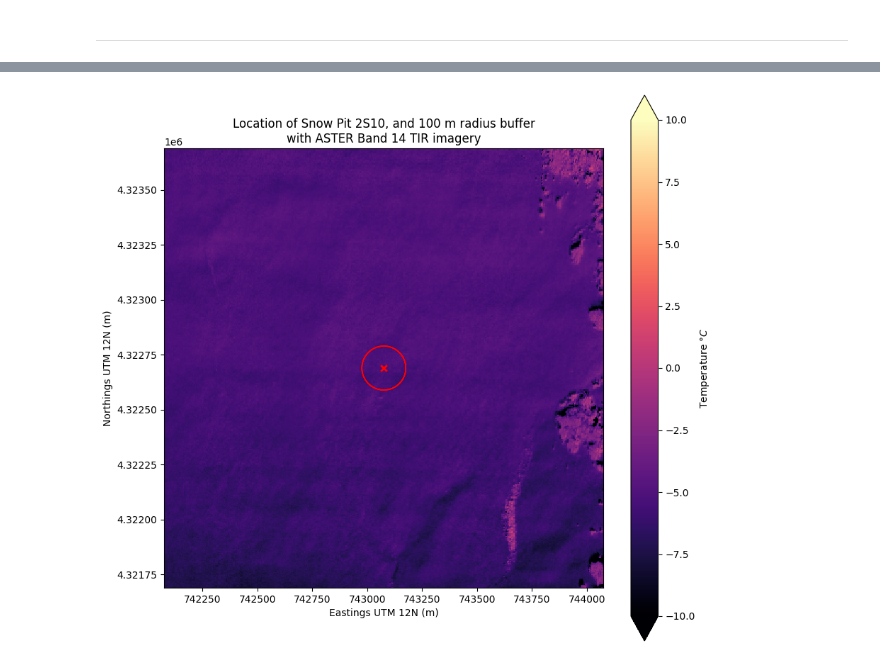
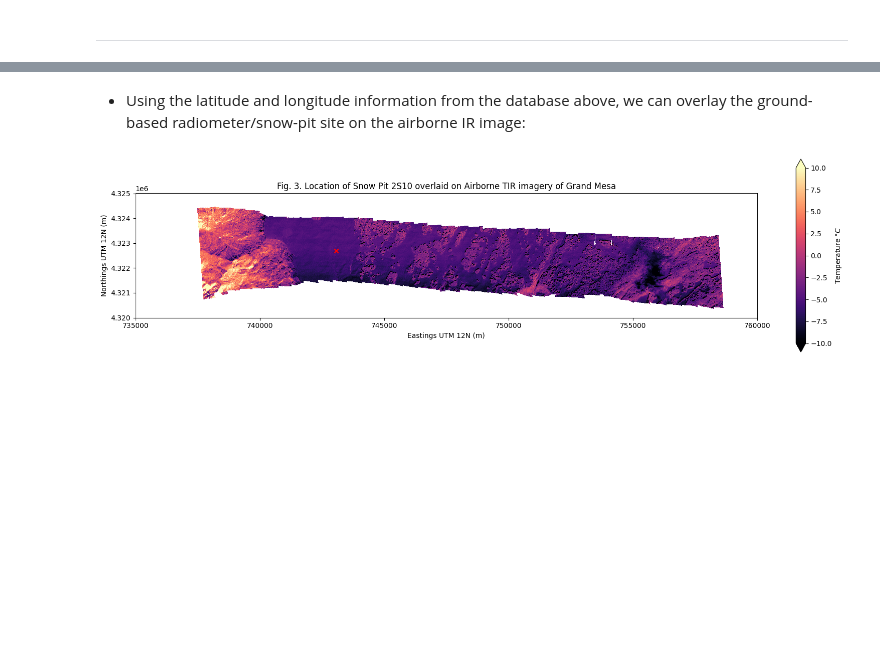
Before and after one commit to WinnieChu-PolarGeo/remote-sensing-lab, a Jupyter notebook: rs-lab-instructions.ipynb, the cells around one changed output, grey strips where cells are left out. Saved outputs shown, nothing was run; the diff lists cells and outputs as text; code cells hidden in the pictures; blank space fills up the shorter version.

```diff
--- a/rs-lab-instructions.ipynb
+++ b/rs-lab-instructions.ipynb
@@ -175,0 +228,11 @@ for ax in axs:
+# %%
+# Load the lab exercise data:
+airborne_ir = rioxarray.open_rasterio(
+    "thermal-ir/SNOWEX2020_IR_PLANE_2020Feb08_mosaicked_2020-02-08T181915.tif"
+)
+
+# Reproject airborne IR data
+airborne_ir = reproject_geospatial(airborne_ir)
+
+# Create timestamp for airborne IR data
+airborne_ir_timestamp = pd.Timestamp(2020, 2, 8, 18, 19, 15) - pd.Timedelta(hours=7)
@@ -550,0 +451,4 @@ dtype: geometry
+# %%
+site_id, data_id = "2S10", "130"
+siteData_df = get_site_data(site_id, data_id)
+display(HTML(siteData_df.head().to_html()))
@@ -551,39 +458,26 @@ dtype: geometry
+# %% [markdown]
+- Using the latitude and longitude information from the database above, we can overlay the ground-based radiometer/snow-pit site on the airborne IR image:
 # %%
-fig, ax = plt.subplots(
-    figsize=(10, 10)
-)  # create a new matplotlib figure, set the figure size
-ax.set_aspect("equal")  # set the aspect ratio to "equal"
+fig, ax = plt.subplots(figsize=(20, 5))
+ax.set_aspect("equal")
 
 # plot the airborne infrared image
 airborne_ir.plot(
     cmap="magma",
     vmin=-10,
     vmax=10,
     ax=ax,
-    cbar_kwargs={"label": "Temperature $\degree C$"},
+    cbar_kwargs={"label": r"Temperature $\degree C$"},
 )
 
-# plot the location of the snow pit of interest
+# plot the location of the snow pit
 siteData_df.plot(ax=ax, color="r", marker="x")
-
-# plot the area of the buffer we made around the snow pit
-siteData_df_buffer.plot(ax=ax, edgecolor="r", facecolor="none")
-
-xmin, ymin, xmax, ymax = siteData_df.geometry.total_bounds
-ax.set_xlim(
-    (xmin - 1000, xmax + 1000)
-)  # x axis limits to +/- 1 km from our point's "total bounds"
-ax.set_ylim(
-    (ymin - 1000, ymax + 1000)
-)  # y axis limits to +/- 1 km from our point's "total bounds"
-
-# set axes labels
 ax.set_xlabel("Eastings UTM 12N (m)")
 ax.set_ylabel("Northings UTM 12N (m)")
-
-# set plot title
+ax.set_xlim((735000, 760000))
+ax.set_ylim((4320000, 4325000))
 ax.set_title(
-    "Location of Snow Pit 2S10, and 100 m radius buffer\nwith ASTER Band 14 TIR imagery"
+    "Fig. 3. Location of Snow Pit 2S10 overlaid on Airborne TIR imagery of Grand Mesa"
 );
 # %% [output]
-[figure, old version]
+[figure, new version]
```
Also changed, not shown: parts of 76 cells of this notebook.
